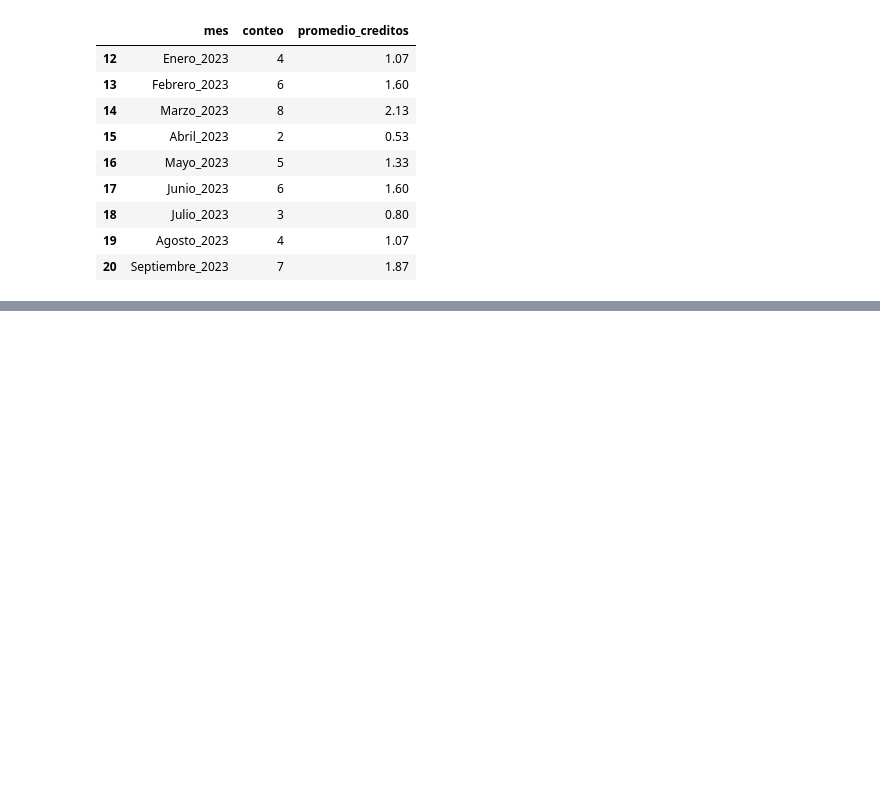
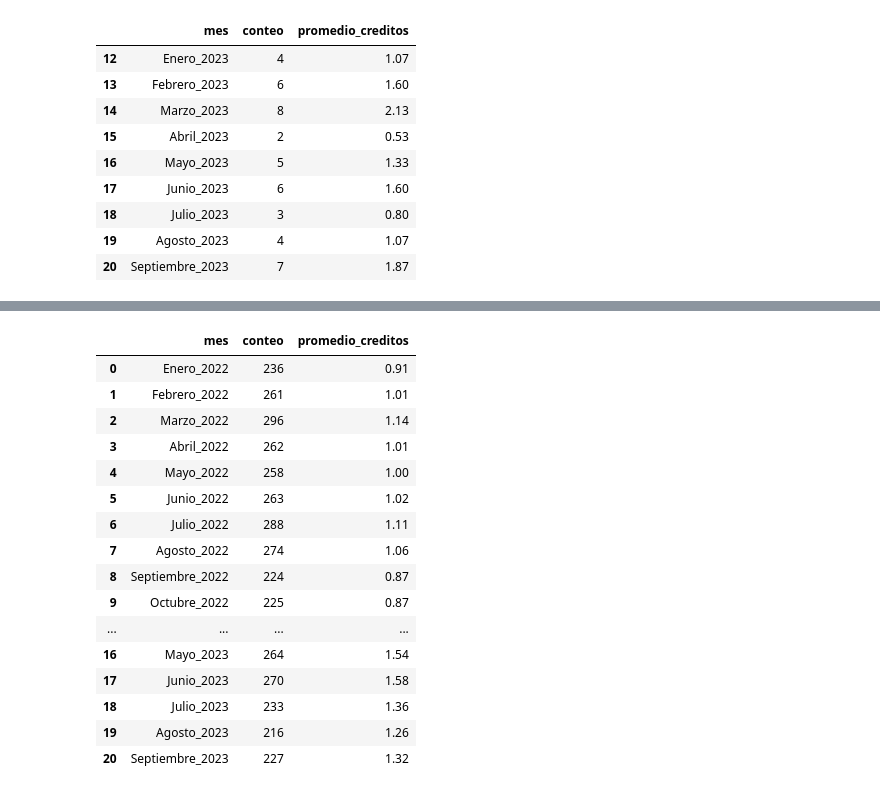
Before and after one commit to MiguelDWT4toCreativo/Datalpine, a Jupyter notebook: resources/jupyter/Month_Supply.ipynb, the cells around one changed output, grey strips where cells are left out. Cells and saved outputs as stored; diff of their text form; code cells hidden in the pictures; blank space fills up the shorter version.

```diff
--- a/resources/jupyter/Month_Supply.ipynb
+++ b/resources/jupyter/Month_Supply.ipynb
@@ -380,0 +461,28 @@ fig.show()
+# %%
+# Convertir los valores de la columna mes a enteros
+conteo_registros_por_mes['mes'] = conteo_registros_por_mes['mes'].astype(int)
+# Mapear los números de mes a sus nombres correspondientes
+meses_texto = {1: 'Enero', 2: 'Febrero', 3: 'Marzo', 4: 'Abril', 5: 'Mayo', 6: 'Junio', 7: 'Julio', 8: 'Agosto', 9: 'Septiembre', 10: 'Octubre', 11: 'Noviembre', 12: 'Diciembre'}
+# Convertir el número de mes en texto
+conteo_registros_por_mes['mes'] = conteo_registros_por_mes.apply(lambda row: f"{meses_texto[row['mes']]}_{int(row['año'])}", axis=1)
+# Eliminar la columna 'año' ahora que ya no es necesaria
+conteo_registros_por_mes = conteo_registros_por_mes.drop(columns=['año'])
+conteo_registros_por_mes
+# %% [output]
+|  | mes | conteo | promedio_creditos |
+| 0 | Enero_2022 | 236 | 0.91 |
+| 1 | Febrero_2022 | 261 | 1.01 |
+| 2 | Marzo_2022 | 296 | 1.14 |
+| 3 | Abril_2022 | 262 | 1.01 |
+| 4 | Mayo_2022 | 258 | 1.00 |
+| 5 | Junio_2022 | 263 | 1.02 |
+| 6 | Julio_2022 | 288 | 1.11 |
+| 7 | Agosto_2022 | 274 | 1.06 |
+| 8 | Septiembre_2022 | 224 | 0.87 |
+| 9 | Octubre_2022 | 225 | 0.87 |
+| ... | ... | ... | ... |
+| 16 | Mayo_2023 | 264 | 1.54 |
+| 17 | Junio_2023 | 270 | 1.58 |
+| 18 | Julio_2023 | 233 | 1.36 |
+| 19 | Agosto_2023 | 216 | 1.26 |
+| 20 | Septiembre_2023 | 227 | 1.32 |
```
Also changed, not shown: parts of 8 cells of this notebook, 2 other files.
